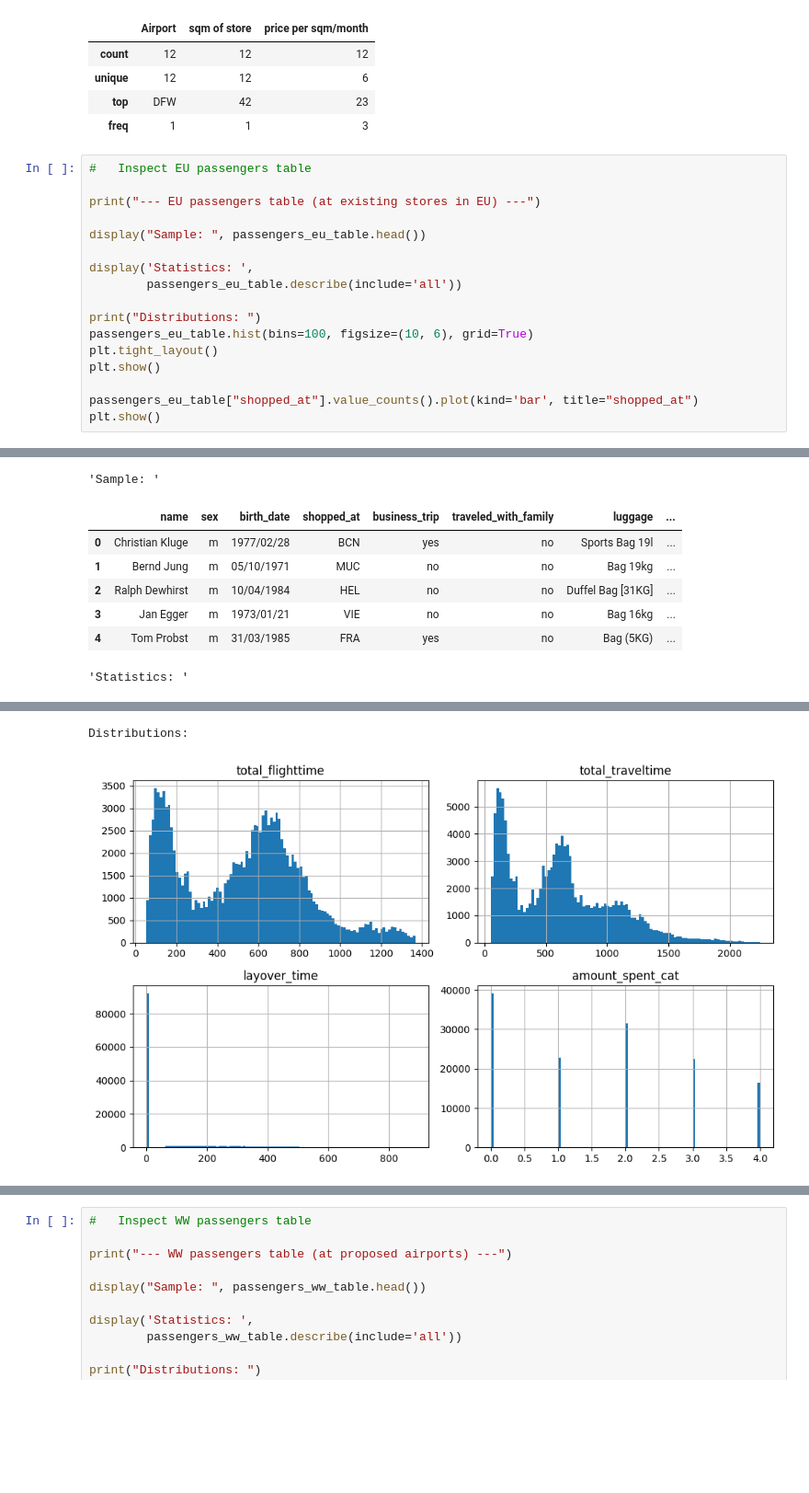
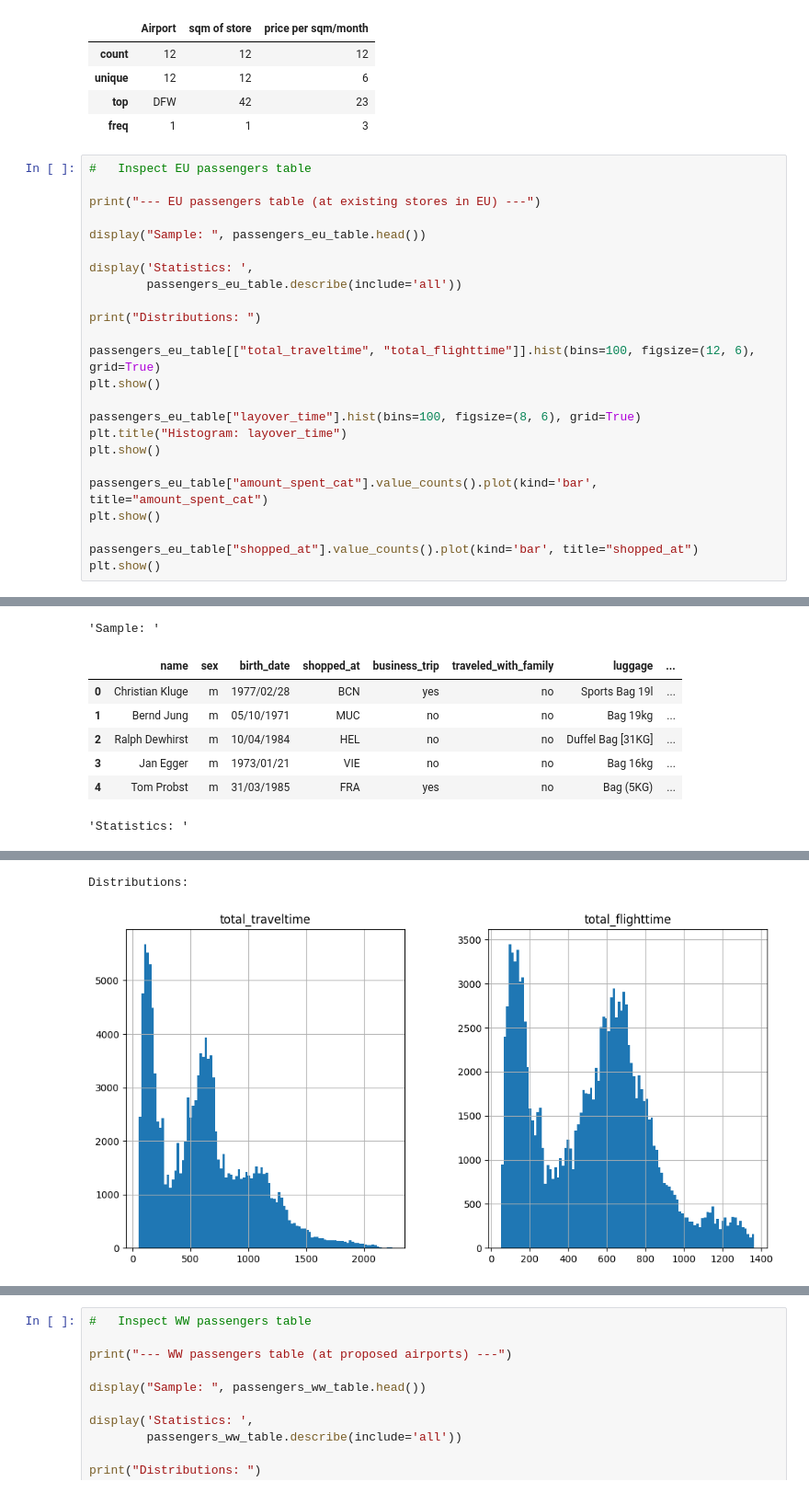
Before and after one commit to lexej/airport-recommendation, a Jupyter notebook: airport_recommenation.ipynb, the cells around one changed output, grey strips where cells are left out. Shown at 92% size. Cells and saved outputs as stored; diff of their text form; blank space fills up the shorter version.

```diff
--- a/airport_recommenation.ipynb
+++ b/airport_recommenation.ipynb
@@ -93,33 +93,40 @@ display('Statistics: ',
         passengers_eu_table.describe(include='all'))
 
 print("Distributions: ")
-passengers_eu_table.hist(bins=100, figsize=(10, 6), grid=True)
-plt.tight_layout()
+
+passengers_eu_table[["total_traveltime", "total_flighttime"]].hist(bins=100, figsize=(12, 6), grid=True)
+plt.show()
+
+passengers_eu_table["layover_time"].hist(bins=100, figsize=(8, 6), grid=True)
+plt.title("Histogram: layover_time")
+plt.show()
+
+passengers_eu_table["amount_spent_cat"].value_counts().plot(kind='bar', title="amount_spent_cat")
 plt.show()
 
 passengers_eu_table["shopped_at"].value_counts().plot(kind='bar', title="shopped_at")
 plt.show()
 # %% [output]
 --- EU passengers table (at existing stores in EU) ---
 'Sample: '
 |  | name | sex | birth_date | shopped_at | business_trip | traveled_with_family | luggage | ... |
 | 0 | Christian Kluge | m | 1977/02/28 | BCN | yes | no | Sports Bag 19l | ... |
 | 1 | Bernd Jung | m | 05/10/1971 | MUC | no | no | Bag 19kg | ... |
 | 2 | Ralph Dewhirst | m | 10/04/1984 | HEL | no | no | Duffel Bag [31KG] | ... |
 | 3 | Jan Egger | m | 1973/01/21 | VIE | no | no | Bag 16kg | ... |
 | 4 | Tom Probst | m | 31/03/1985 | FRA | yes | no | Bag (5KG) | ... |
 'Statistics: '
 |  | name | sex | birth_date | shopped_at | business_trip | traveled_with_family | luggage | ... |
 | count | 132234 | 132234 | 132234 | 132234 | 132234 | 132234 | 132234 | ... |
 | unique | 116550 | 2 | 37999 | 22 | 2 | 2 | 2715 | ... |
 | top | Martina Klug | m | 08/10/1979 | ATH | no | no | Bag 4lbs | ... |
 | freq | 7 | 66296 | 17 | 6383 | 85117 | 106646 | 206 | ... |
 | mean | NaN | NaN | NaN | NaN | NaN | NaN | NaN | ... |
 | std | NaN | NaN | NaN | NaN | NaN | NaN | NaN | ... |
 | min | NaN | NaN | NaN | NaN | NaN | NaN | NaN | ... |
 | 25% | NaN | NaN | NaN | NaN | NaN | NaN | NaN | ... |
 | 50% | NaN | NaN | NaN | NaN | NaN | NaN | NaN | ... |
 | 75% | NaN | NaN | NaN | NaN | NaN | NaN | NaN | ... |
 | max | NaN | NaN | NaN | NaN | NaN | NaN | NaN | ... |
 Distributions:
-[figure, old version]
+[figure, new version]
```
Also changed, not shown: parts of 7 cells of this notebook.
